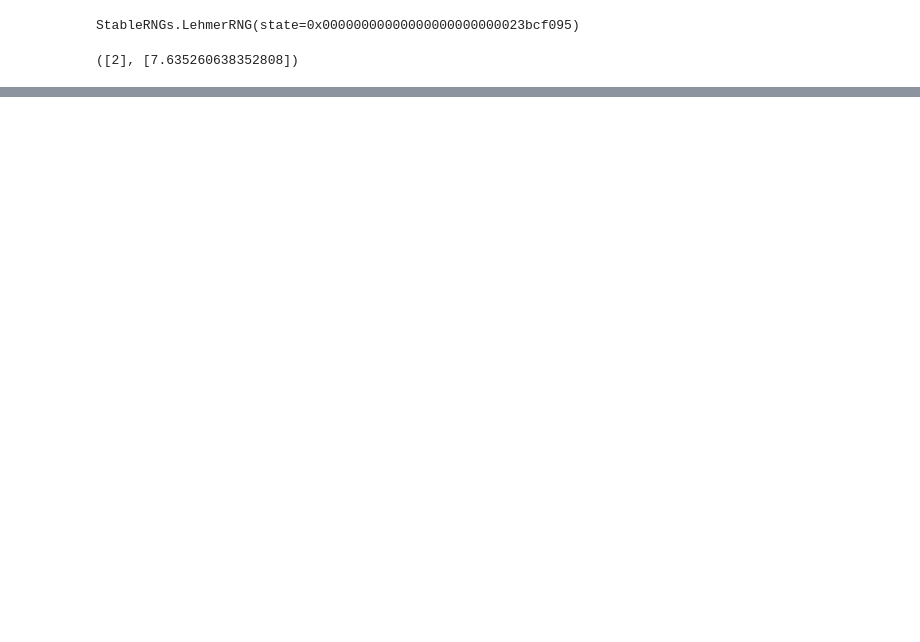
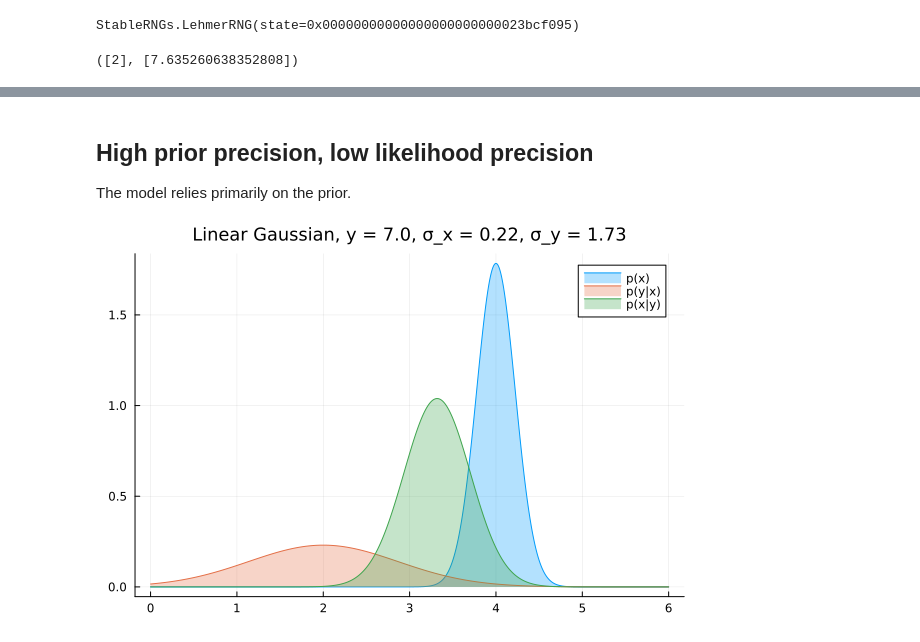
Before and after one commit to emptydiagram/rxinfer-actinf, a Jupyter notebook: foai-ch2.ipynb, the cells around one changed output, grey strips where cells are left out. Drawn from its saved outputs; the diff is of its cells as text; code cells hidden in the pictures; blank space fills up the shorter version.

Commit message:
Add precision experiments to foai-ch2.ipynb

```diff
--- a/foai-ch2.ipynb
+++ b/foai-ch2.ipynb
@@ -119,0 +137,18 @@ generative_model_1(rng, [7.0])
+# %% [markdown]
+## High prior precision, low likelihood precision
+
+The model relies primarily on the prior.
+# %%
+plot()
+# high prior precision, low likelihood precision
+
+mu_x = 4.0
+stddev_x = sqrt(0.05)
+γ = [3.0, 2.0]
+stddev_y = sqrt(3.0)
+
+y_data = [7.0]
+plot(title=make_plot_title(y_data[1], stddev_x, stddev_y), titlefontsize=12)
+generative_model(y_data, mu_x, stddev_x, γ, stddev_y, rng)
+# %% [output]
+[figure, added]
```
Also changed, not shown: parts of 12 cells of this notebook.
